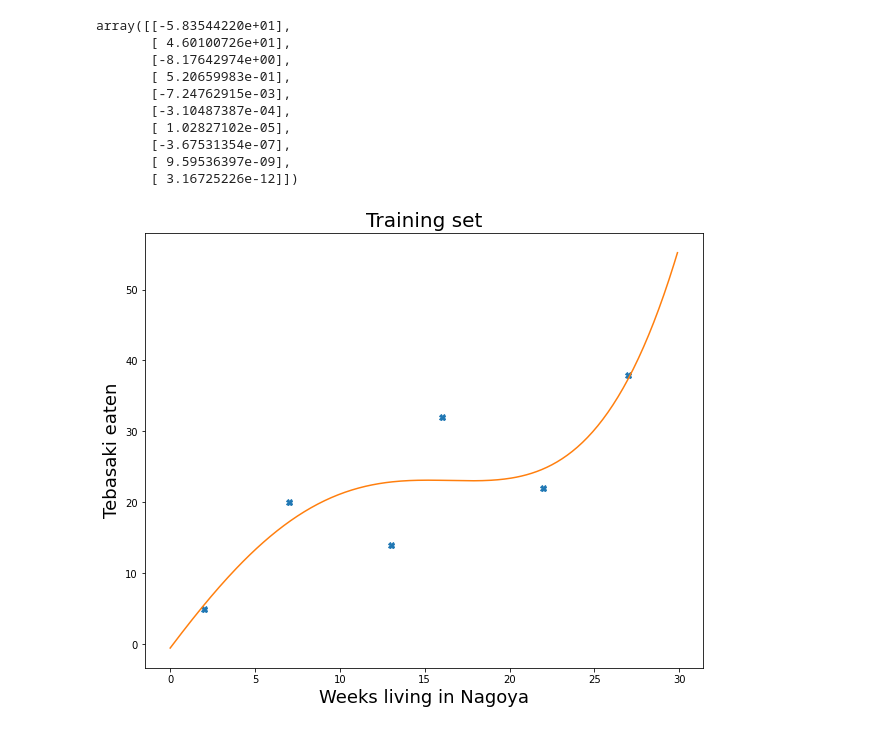
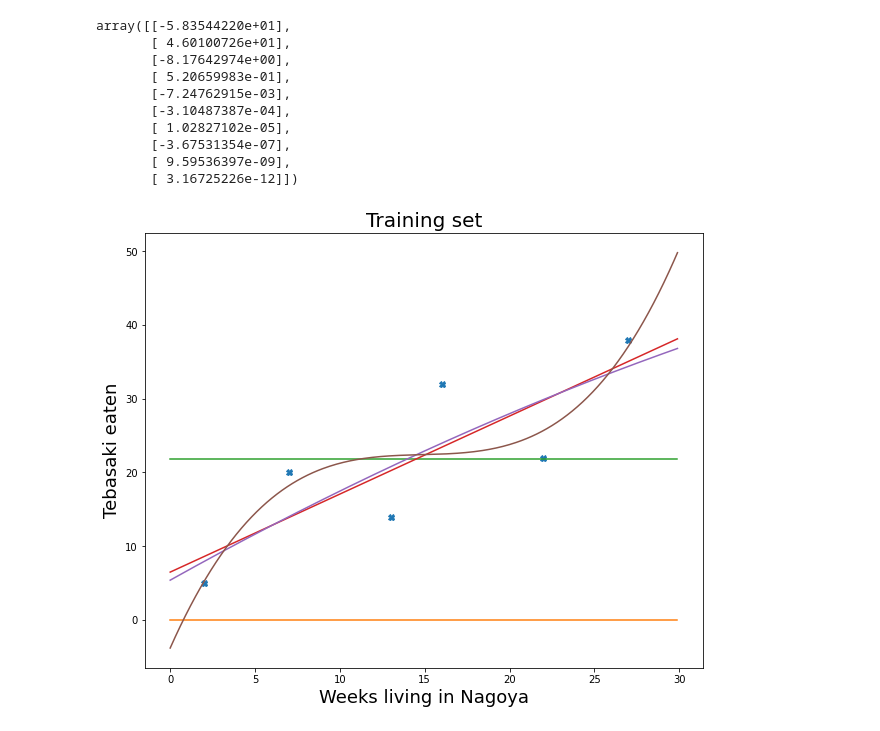
Before and after one commit to NUG30/homework-1-ayu-mushi, a Jupyter notebook: Assignment1.ipynb, the cells around one changed output. Saved outputs shown, nothing was run; the diff lists cells and outputs as text; code cells hidden in the pictures.

```diff
--- a/Assignment1.ipynb
+++ b/Assignment1.ipynb
@@ -330,29 +330,28 @@ array([[-5.83544220e+01],
 # %%
 # Draw the Training set
 plt.figure(figsize=(10,8))
 plt.plot(Tx,Ty,'X')
 plt.title("Training set", fontsize =20)
 plt.xlabel("Weeks living in Nagoya", fontsize=18)
 plt.ylabel("Tebasaki eaten", fontsize=18)
 
 Tx_=np.array( list(map((lambda x: x*0.1), range(0,300))))
 
 def predict(theta, feature):
+  d = len(theta)
   feature_d = np.zeros((len(feature), d))
   for i in range(len(feature)):
     for j in range(d):
       feature_d[i][j] = feature[i]**j
 
   predicted = matrix_multiply(feature_d, theta)
   return predicted
 
-d=5
 # Best fit (by using your own function best_fit)
-theta = best_fit2(Tx, Ty, d)
-
-plt.plot(Tx_,  predict(theta, Tx_))
+for i in range(5):
+  plt.plot(Tx_,  predict(best_fit2(Tx, Ty, i), Tx_))
 #plt.plot(Tx, predict(theta, transpose(np.array([Tx]))))
 
 plt.show()
 # %% [output]
-[figure, old version]
+[figure, new version]
```
